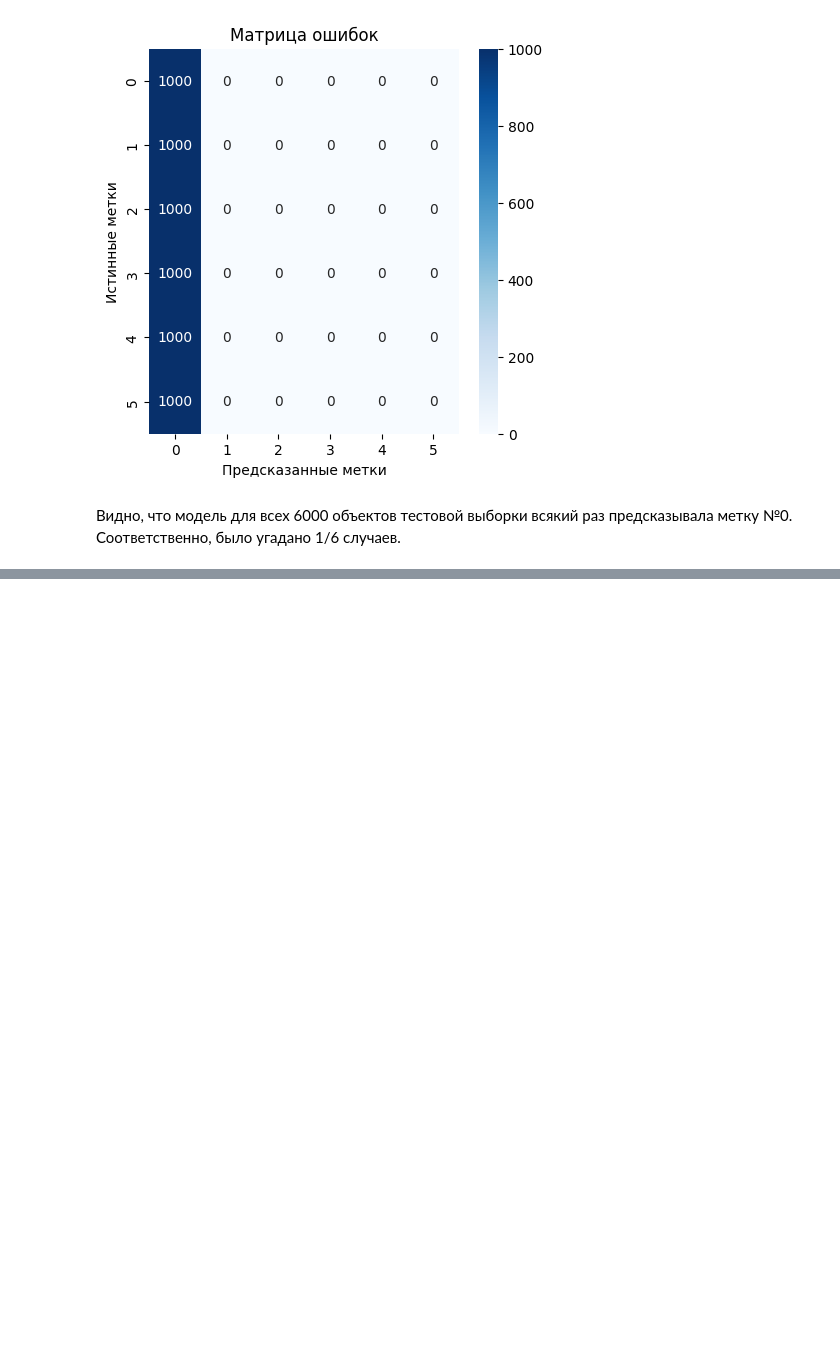
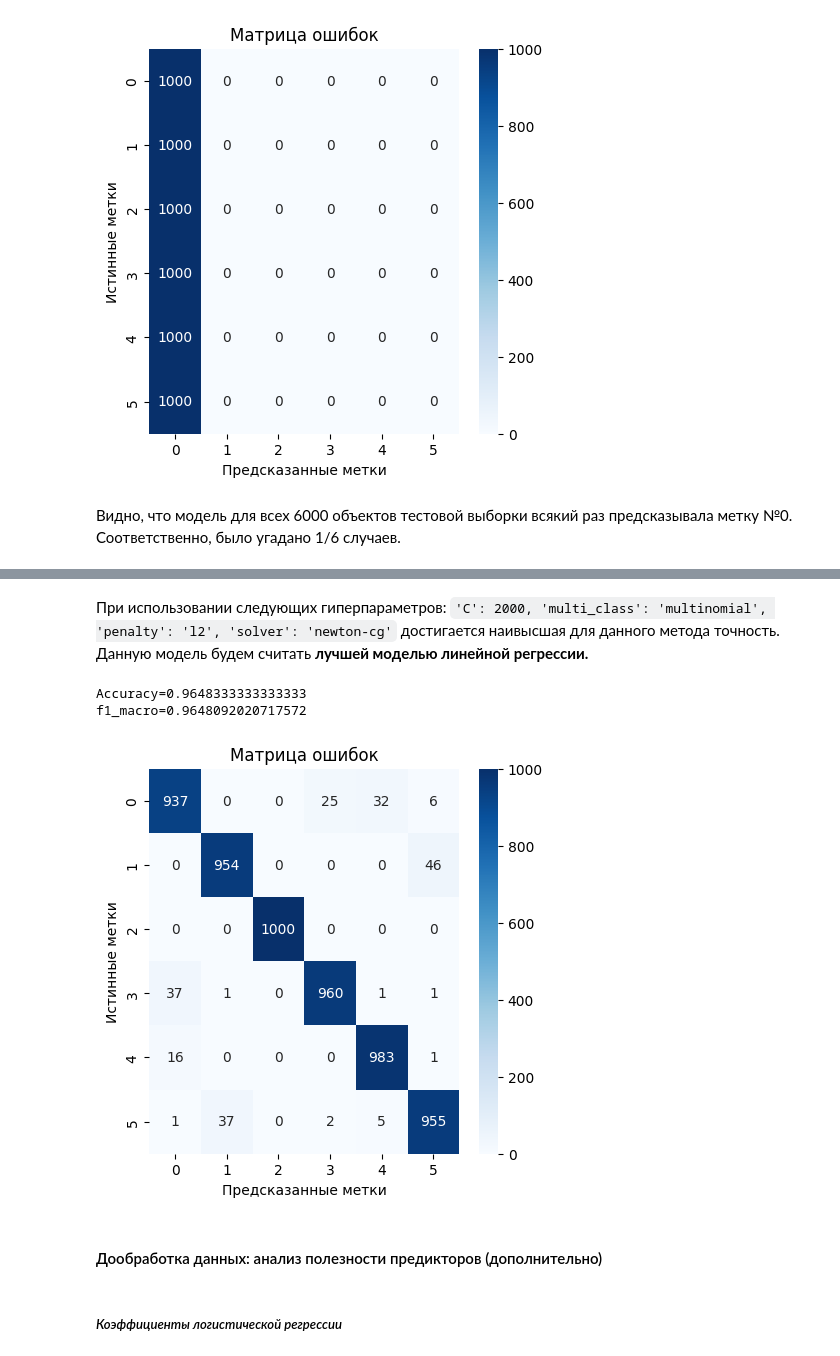
Before and after one commit to vasil-gr/final-project-ML-for-Scientific-Data-Analysis, a Jupyter notebook: final_projekt.ipynb, the cells around one changed output, grey strips where cells are left out. Cells and saved outputs as stored; diff of their text form; code cells hidden in the pictures; blank space fills up the shorter version.

```diff
--- a/final_projekt.ipynb
+++ b/final_projekt.ipynb
@@ -535,0 +643,14 @@ f1_macro=0.047619047619047616
+# %% [markdown]
+При использовании следующих гиперпараметров:
+`'C': 2000, 'multi_class': 'multinomial', 'penalty': 'l2', 'solver': 'newton-cg'` достигается наивысшая для данного метода точность. Данную модель будем считать **лучшей моделью линейной регрессии.**
+# %%
+y_pred_log_gp = best_model.predict(x_test_scaled)
+metric_lg2=metric(y_pred_log_gp,y_test)
+# %% [output]
+Accuracy=0.9648333333333333
+f1_macro=0.9648092020717572
+[figure, added]
+# %% [markdown]
+#### Дообработка данных: анализ полезности предикторов (дополнительно)
+# %% [markdown]
+##### *Коэффициенты логистической регрессии*
```
Also changed, not shown: parts of 54 cells of this notebook.
